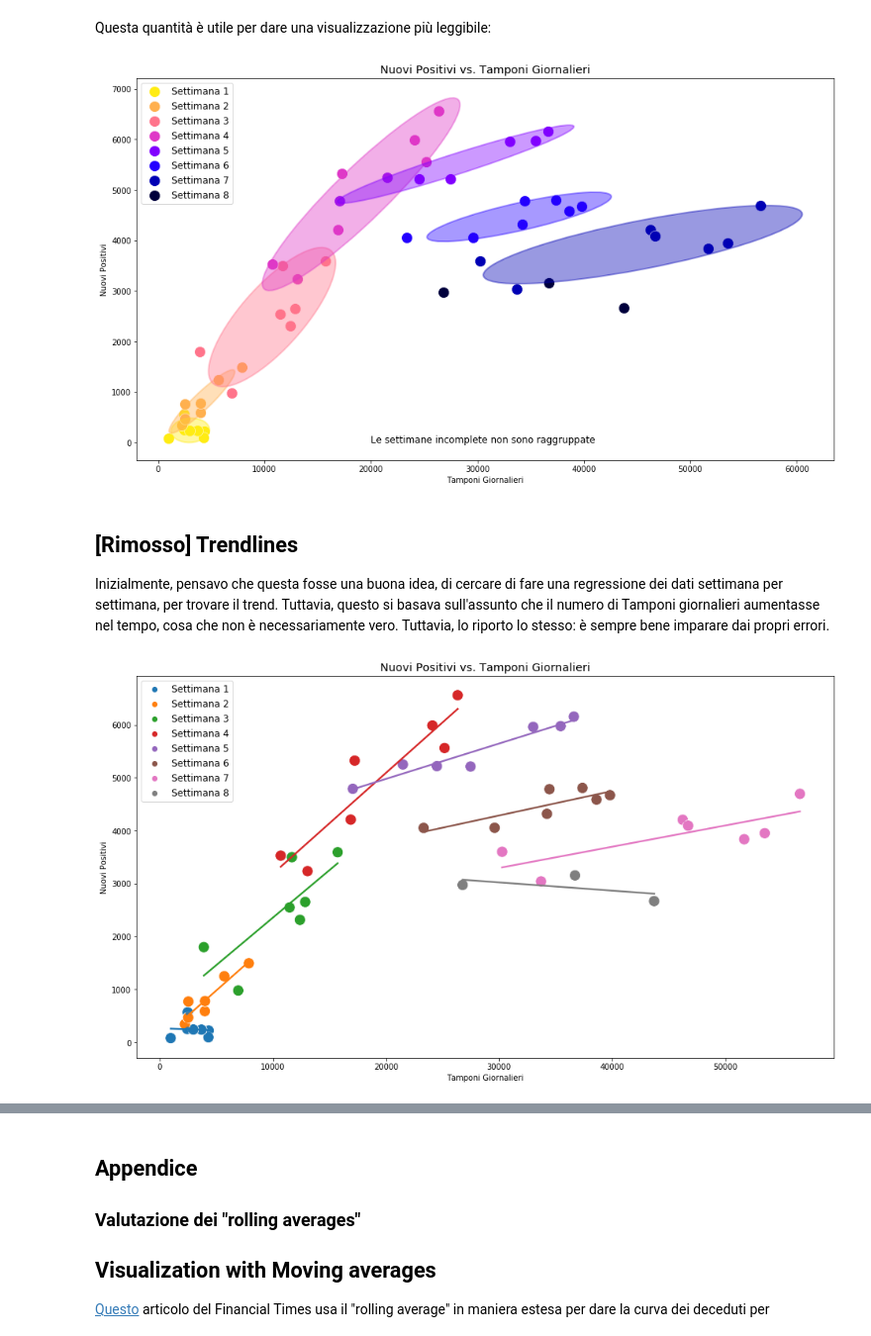
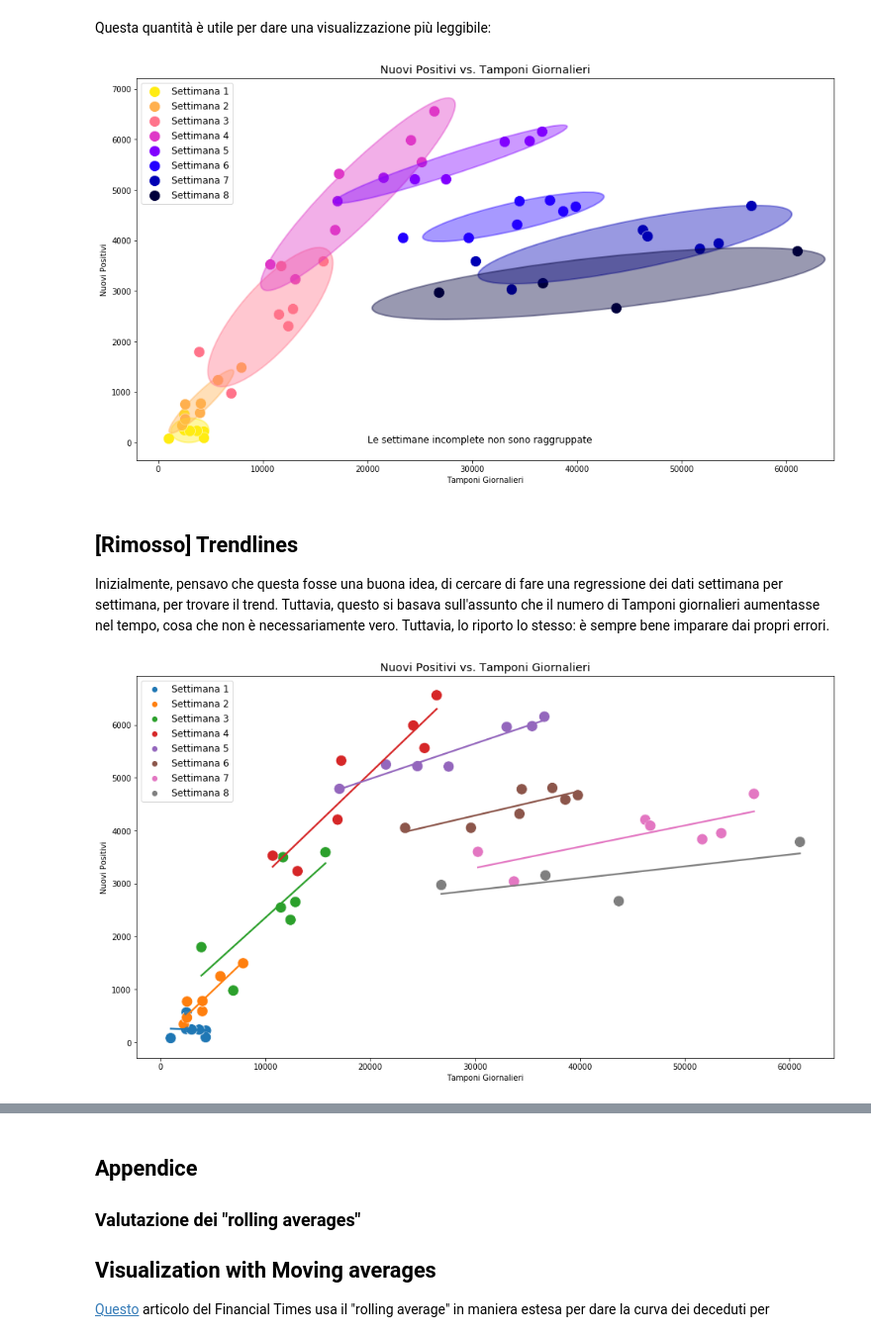
Before and after one commit to FReina/COVID-19, a Jupyter notebook: riepilogo_situazione_nazionale_FR.ipynb, the cells around one changed output, grey strips where cells are left out. Shown at 99% size. Cells and saved outputs as stored; diff of their text form; code cells hidden in the pictures.

```diff
--- a/riepilogo_situazione_nazionale_FR.ipynb
+++ b/riepilogo_situazione_nazionale_FR.ipynb
@@ -309,11 +309,11 @@ plt.show()
 Siamo ancora piuttosto lontani.
 Una quantit&agrave; che possiamo utilizzare per capire l'andamento della situazione, &egrave; calcolare il Pearson Correlation Coefficient, che ci da un'idea di come variano i Nuovi positivi in base ai tamponi analizzati.
 # %%
-for week in range(1,complete_weeks+1):
+for week in range(0,complete_weeks+1):
     positives_this_week = [];
     tests_this_week = [];
     for day in range(0,len(content_dict['data'])):
-        if weekly_positives[day][0] == 'Settimana '+str(week):
+        if weekly_positives[day][0] == 'Settimana '+str(week+1):
             positives_this_week.append(weekly_positives[day][1])
             tests_this_week.append(tamponi_gionalieri[day])
     coeff_matrix = (np.corrcoef(positives_this_week,tests_this_week))
@@ -342,27 +342,27 @@ Questa quantit&agrave; &egrave; utile per dare una visualizzazione pi&ugrave; le
 # %%
 plt.figure(figsize=(16,9))
 plt.title('Nuovi Positivi vs. Tamponi Giornalieri',fontsize = 'x-large')
 for week in range(1,complete_weeks+1):
     positives_this_week = [];
     tests_this_week = [];
     positives_this_week2 = np.zeros(7)
     tests_this_week2 = np.zeros(7)
     for day in range(0,len(content_dict['data'])):
         if weekly_positives[day][0] == 'Settimana '+str(week):
             positives_this_week.append(weekly_positives[day][1])
             tests_this_week.append(tamponi_gionalieri[day])
     positives_this_week2 = np.array(positives_this_week)
     tests_this_week2 = np.array(tests_this_week)
     this_week_points = sns.scatterplot(tests_this_week2,positives_this_week2,color = thecolormap(week*4),s=200,label = ('Settimana ' + str(week)))
-    if len(tests_this_week)==7:
+    if len(tests_this_week)>3:
         fr.confidence_ellipse(tests_this_week2,positives_this_week2,this_week_points,3,fill = True,lw = 2,ec = thecolormap(week*4),fc = thecolormap(week*4),alpha=0.4)
 plt.xlabel('Tamponi Giornalieri')
 plt.ylabel('Nuovi Positivi')
 plt.legend(loc = 'upper left',fontsize = 'large')
 plt.text(20000,0,'Le settimane incomplete non sono raggruppate',fontsize = 'large')
 plt.show()
 # %% [output]
-[figure, old version]
+[figure, new version]
 # %% [markdown]
 ## \[Rimosso\] Trendlines
 
@@ -388,7 +388,7 @@ plt.ylabel('Nuovi Positivi')
 plt.legend(loc = 'upper left',fontsize = 'large')
 plt.show()
 # %% [output]
-[figure, old version]
+[figure, new version]
 # %%
 print('Slopes of Daily tests vs. new cases detected for each week')
 print('----------------------------------------------------------')
```
Also changed, not shown: parts of 12 cells of this notebook, 1 other file.
